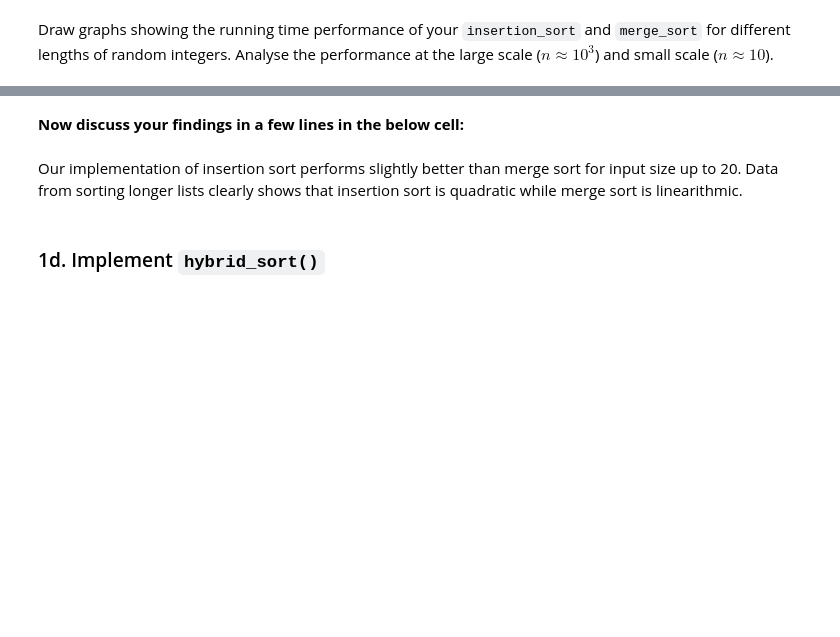
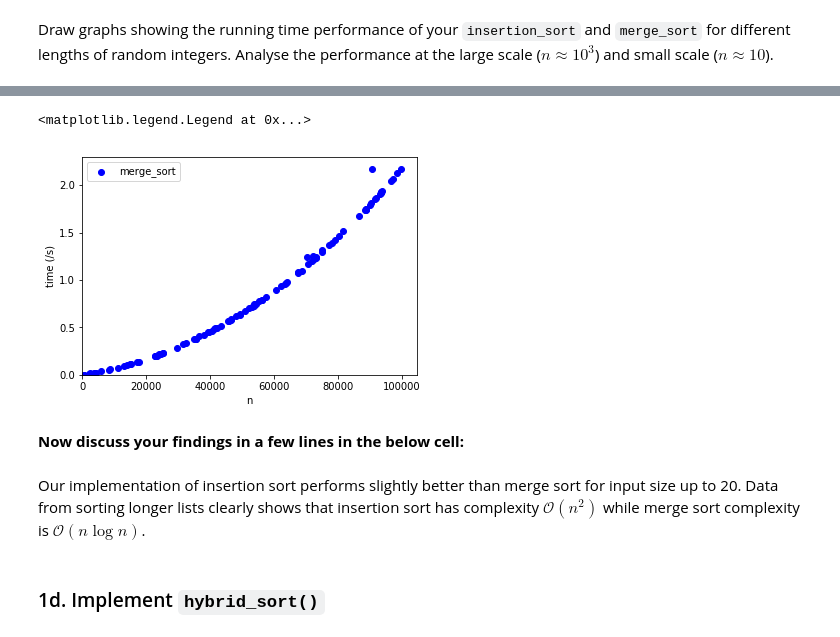
Before and after one commit to emalgorithm/Algorithm_Notebooks, a Jupyter notebook: CW1-1 Sorting.ipynb, the cells around one changed output, grey strips where cells are left out. Cells and saved outputs as stored; diff of their text form; code cells hidden in the pictures; blank space fills up the shorter version.

```diff
--- a/CW1-1 Sorting.ipynb
+++ b/CW1-1 Sorting.ipynb
@@ -164,21 +181,27 @@ plt.legend((isort, msort),
 # %%
-very_long_lists = [rand_list(max_len=100000) for _ in range(1000)]
+very_long_lists = [rand_list(max_len=100000) for _ in range(100)]
 
 merge_sort_times = [time_f(lambda: merge_sort(x)) for x in very_long_lists]
-list_sizes = [len(x) for x in long_lists]
+list_sizes = [len(x) for x in very_long_lists]
 # %%
 %matplotlib inline
 from matplotlib import pyplot as plt
 
-plt.scatter(list_sizes, merge_sort_times, c='blue')
+merge = plt.scatter(list_sizes, merge_sort_times, c='blue')
 plt.xlabel('n')
 plt.ylabel('time (/s)')
 plt.xlim(0)
 plt.ylim(0)
+
+plt.legend((merge,),
+           ('merge_sort',))
+# %% [output]
+<matplotlib.legend.Legend at 0x...>
+[figure, added]
 # %% [markdown]
 **Now discuss your findings in a few lines in the below cell:**
 # %% [markdown]
-Our implementation of insertion sort performs slightly better than merge sort for input size up to 20. Data from sorting longer lists clearly shows that insertion sort is quadratic while merge sort is linearithmic.
+Our implementation of insertion sort performs slightly better than merge sort for input size up to 20. Data from sorting longer lists clearly shows that insertion sort has complexity $\mathcal{O}(n^2)$ while merge sort complexity is $\mathcal{O}(n\log{}n)$.
 # %% [markdown]
 ### 1d. Implement `hybrid_sort()`
 # %% [markdown]
```
Also changed, not shown: parts of 14 cells of this notebook.
